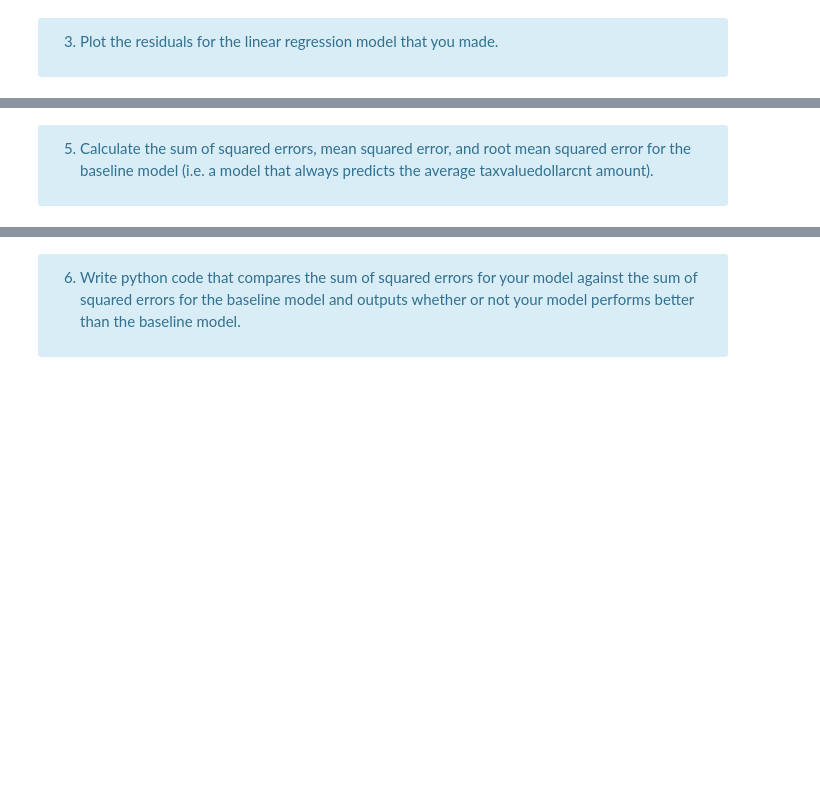
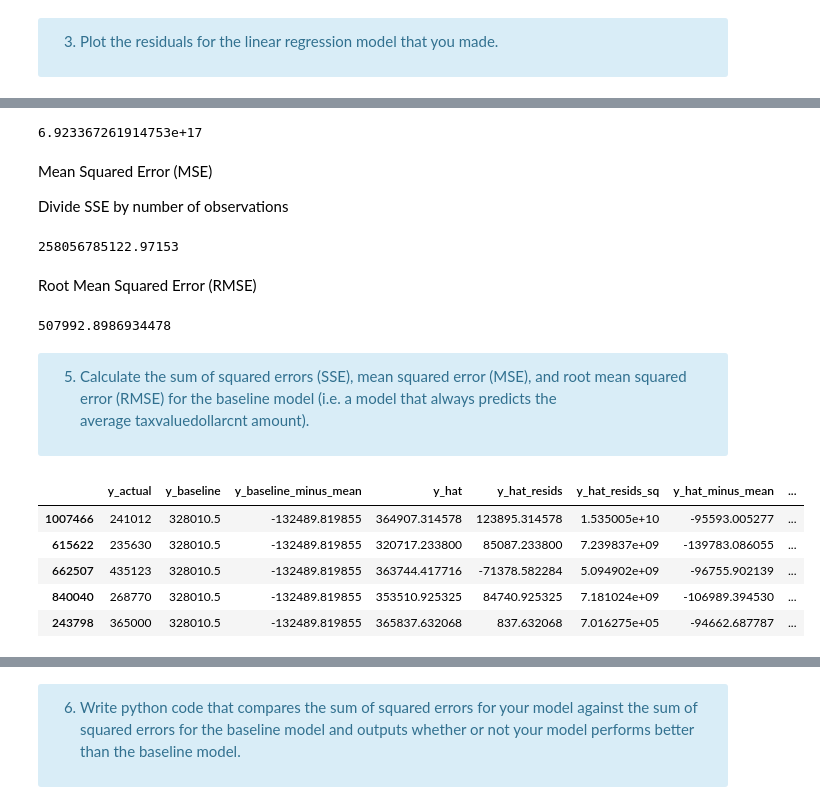
Before and after one commit to Jonathan-Garcia1/regression-exercises, a Jupyter notebook: evaluate.ipynb, the cells around one changed output, grey strips where cells are left out. Cells and saved outputs as stored; diff of their text form; code cells hidden in the pictures; blank space fills up the shorter version.

```diff
--- a/evaluate.ipynb
+++ b/evaluate.ipynb
@@ -60,0 +135,6 @@ train.head()
+# %%
+# y-hat resids calc
+# for SSE we calculate the residuals of the predictions minus(-) the actual home values
+preds['y_hat_resids'] = preds['y_hat'] - preds['y_actual']
+
+preds.head()
@@ -60,0 +148,4 @@ train.head()
+# %%
+# Now we square said residuals
+preds['y_hat_resids_sq'] = preds['y_hat_resids'] ** 2
+preds.head()
@@ -60,0 +169,4 @@ train.head()
+# %%
+# first lets calculate the prediction minus(-) actual
+preds['y_hat_minus_mean'] = preds['y_hat'] - preds['y_actual'].mean()
+preds.head()
@@ -61,4 +194,35 @@ train.head()
+# %%
+tss_model = sse_model + ess_model
+tss_model
+# %% [output]
+6.923367261914753e+17
+# %% [markdown]
+Mean Squared Error (MSE)
+
+Divide SSE by number of observations
+# %%
+mse_model = sse_model/len(df)
+mse_model
+# %% [output]
+258056785122.97153
+# %% [markdown]
+Root Mean Squared Error (RMSE)
+# %%
+rmse_model = sqrt(mse_model)
+rmse_model
+# %% [output]
+507992.8986934478
 # %% [markdown]
 <div class="alert alert-block alert-info">
 
-5. Calculate the sum of squared errors, mean squared error, and root mean squared error for the baseline model (i.e. a model that always predicts the average taxvaluedollarcnt amount).
+5. Calculate the sum of squared errors (SSE), mean squared error (MSE), and root mean squared error (RMSE) for the baseline model (i.e. a model that always predicts the average taxvaluedollarcnt amount).
+# %%
+preds['y_baseline_resids'] = preds['y_baseline'] - preds['y_actual']
+preds.head()
+# %% [output]
+|  | y_actual | y_baseline | y_baseline_minus_mean | y_hat | y_hat_resids | y_hat_resids_sq | y_hat_minus_mean | ... |
+| 1007466 | 241012 | 328010.5 | -132489.819855 | 364907.314578 | 123895.314578 | 1.535005e+10 | -95593.005277 | ... |
+| 615622 | 235630 | 328010.5 | -132489.819855 | 320717.233800 | 85087.233800 | 7.239837e+09 | -139783.086055 | ... |
+| 662507 | 435123 | 328010.5 | -132489.819855 | 363744.417716 | -71378.582284 | 5.094902e+09 | -96755.902139 | ... |
+| 840040 | 268770 | 328010.5 | -132489.819855 | 353510.925325 | 84740.925325 | 7.181024e+09 | -106989.394530 | ... |
+| 243798 | 365000 | 328010.5 | -132489.819855 | 365837.632068 | 837.632068 | 7.016275e+05 | -94662.687787 | ... |
```
Also changed, not shown: parts of 25 cells of this notebook.
